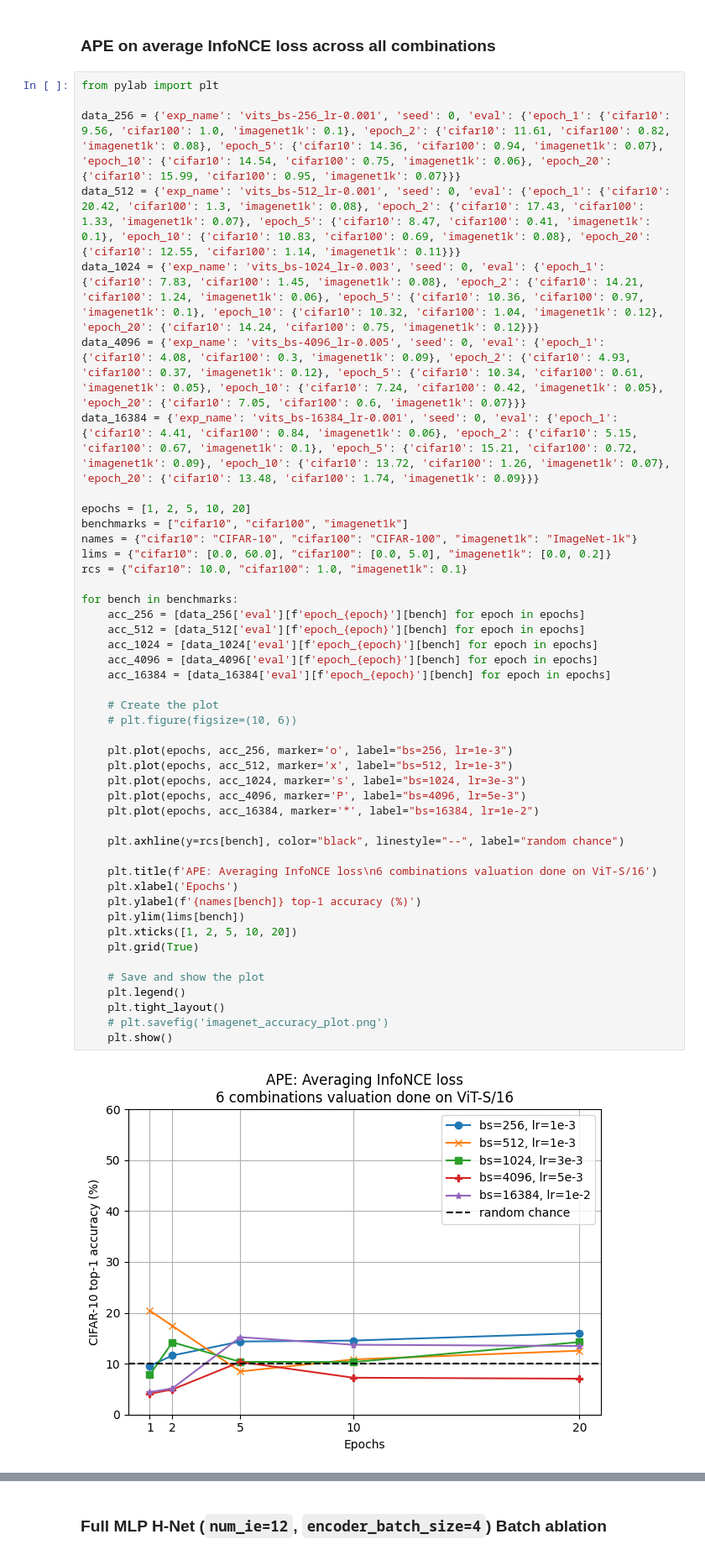
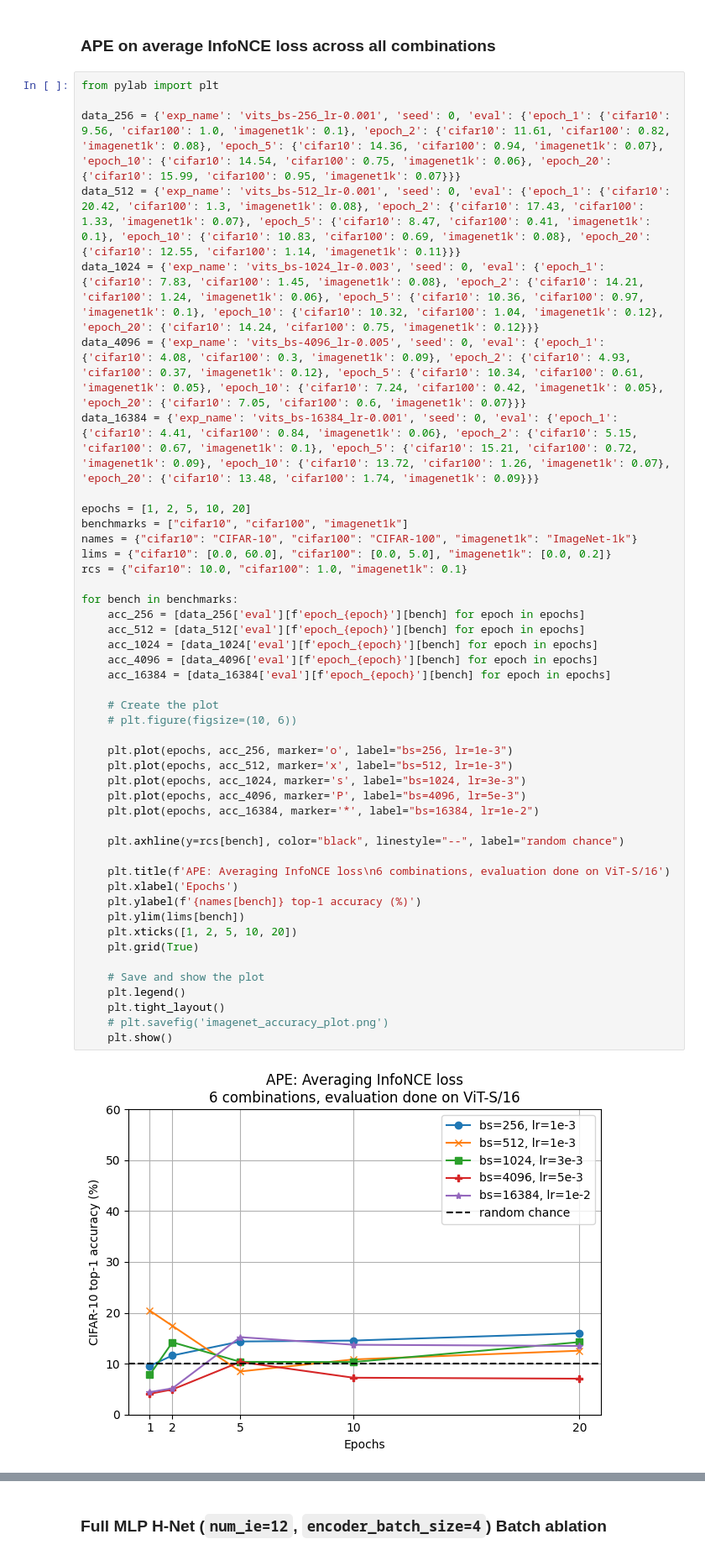
Before and after one commit to jaisidhsingh/hypa-new, a Jupyter notebook: hyperalignment/plot.ipynb, the cells around one changed output, grey strips where cells are left out. Shown at 84% size. Saved outputs shown, nothing was run; the diff lists cells and outputs as text.

```diff
--- a/hyperalignment/plot.ipynb
+++ b/hyperalignment/plot.ipynb
@@ -18,32 +18,32 @@ rcs = {"cifar10": 10.0, "cifar100": 1.0, "imagenet1k": 0.1}
 for bench in benchmarks:
     acc_256 = [data_256['eval'][f'epoch_{epoch}'][bench] for epoch in epochs]
     acc_512 = [data_512['eval'][f'epoch_{epoch}'][bench] for epoch in epochs]
     acc_1024 = [data_1024['eval'][f'epoch_{epoch}'][bench] for epoch in epochs]
     acc_4096 = [data_4096['eval'][f'epoch_{epoch}'][bench] for epoch in epochs]
     acc_16384 = [data_16384['eval'][f'epoch_{epoch}'][bench] for epoch in epochs]
 
     # Create the plot
     # plt.figure(figsize=(10, 6))
 
     plt.plot(epochs, acc_256, marker='o', label="bs=256, lr=1e-3")
     plt.plot(epochs, acc_512, marker='x', label="bs=512, lr=1e-3")
     plt.plot(epochs, acc_1024, marker='s', label="bs=1024, lr=3e-3")
     plt.plot(epochs, acc_4096, marker='P', label="bs=4096, lr=5e-3")
     plt.plot(epochs, acc_16384, marker='*', label="bs=16384, lr=1e-2")
 
     plt.axhline(y=rcs[bench], color="black", linestyle="--", label="random chance")
 
-    plt.title(f'APE: Averaging InfoNCE loss\n6 combinations valuation done on ViT-S/16')
+    plt.title(f'APE: Averaging InfoNCE loss\n6 combinations, evaluation done on ViT-S/16')
     plt.xlabel('Epochs')
     plt.ylabel(f'{names[bench]} top-1 accuracy (%)')
     plt.ylim(lims[bench])
     plt.xticks([1, 2, 5, 10, 20])
     plt.grid(True)
 
     # Save and show the plot
     plt.legend()
     plt.tight_layout()
     # plt.savefig('imagenet_accuracy_plot.png')
     plt.show()
 # %% [output]
-[figure, old version]
+[figure, new version]
```
Also changed, not shown: parts of 5 cells of this notebook, 7 other files.
